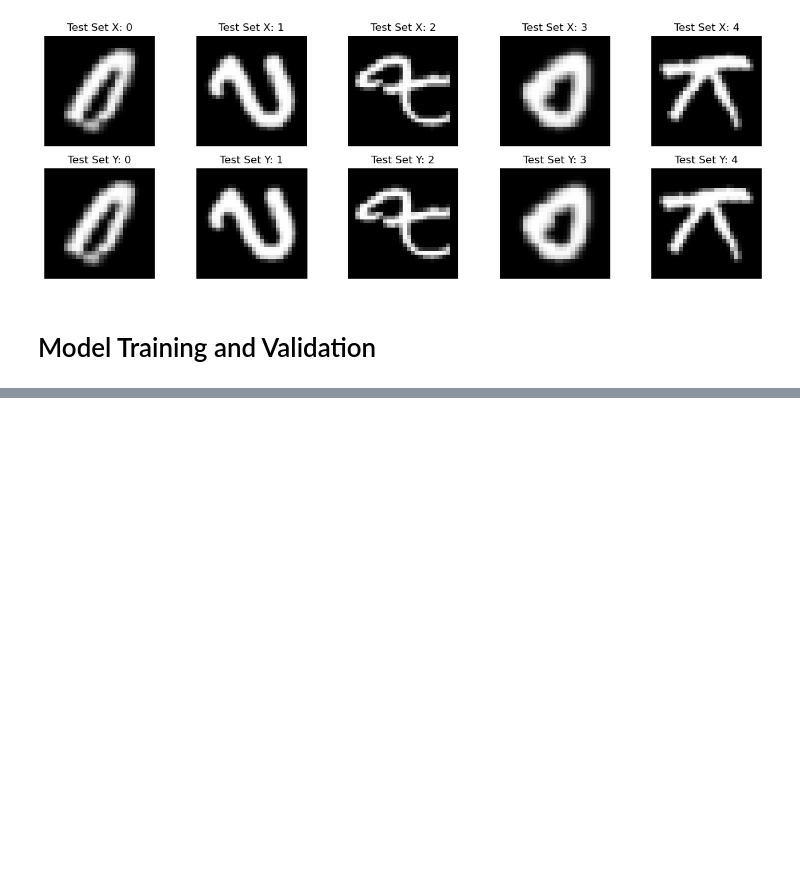
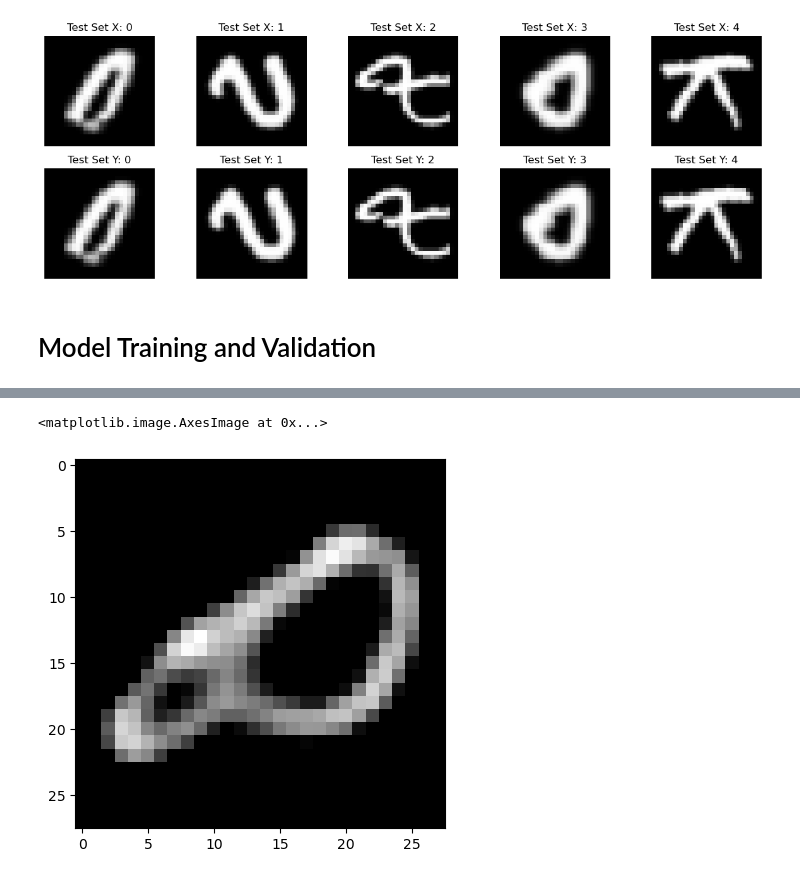
Before and after one commit to ftaghiyev/dynamic-knn-cnn-with-graph, a Jupyter notebook: Graph Anything/GraphAE.ipynb, the cells around one changed output, grey strips where cells are left out. Saved outputs shown, nothing was run; the diff lists cells and outputs as text; code cells hidden in the pictures; blank space fills up the shorter version.

```diff
--- a/Graph Anything/GraphAE.ipynb
+++ b/Graph Anything/GraphAE.ipynb
@@ -471,0 +532,5 @@ for epoch in range(epochs):
+# %%
+plt.imshow(reconstructed_best[4].cpu().squeeze(),cmap='gray')
+# %% [output]
+<matplotlib.image.AxesImage at 0x...>
+[figure, added]
```
Also changed, not shown: parts of 15 cells of this notebook, 1 other file.
